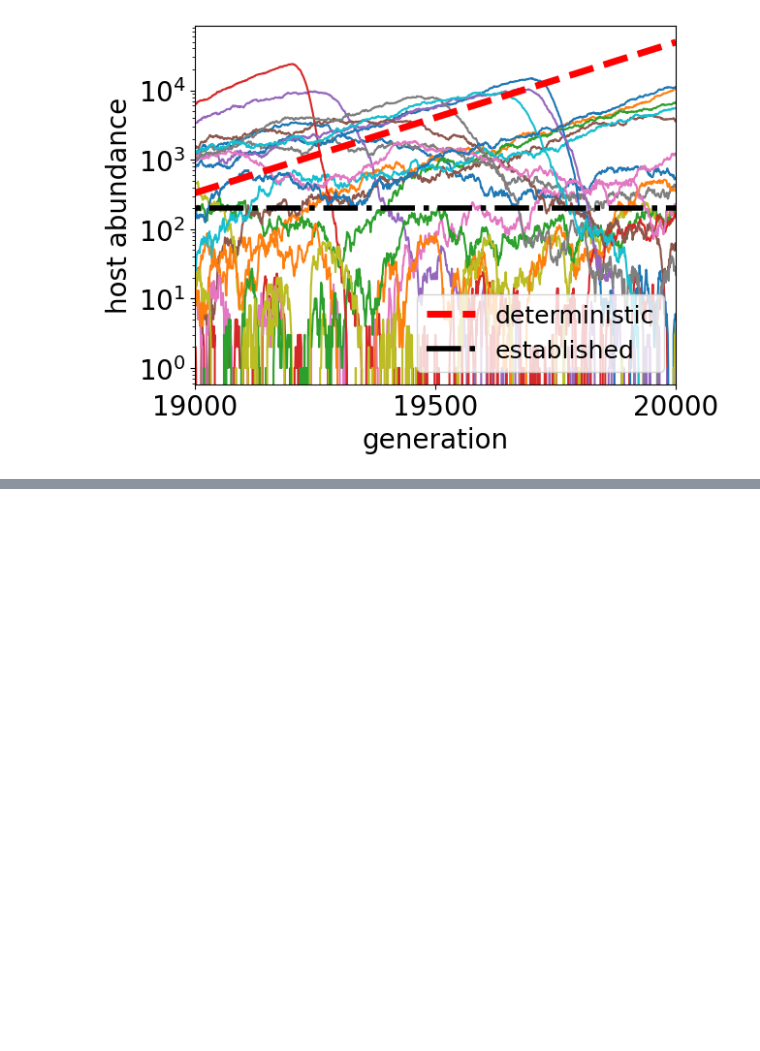
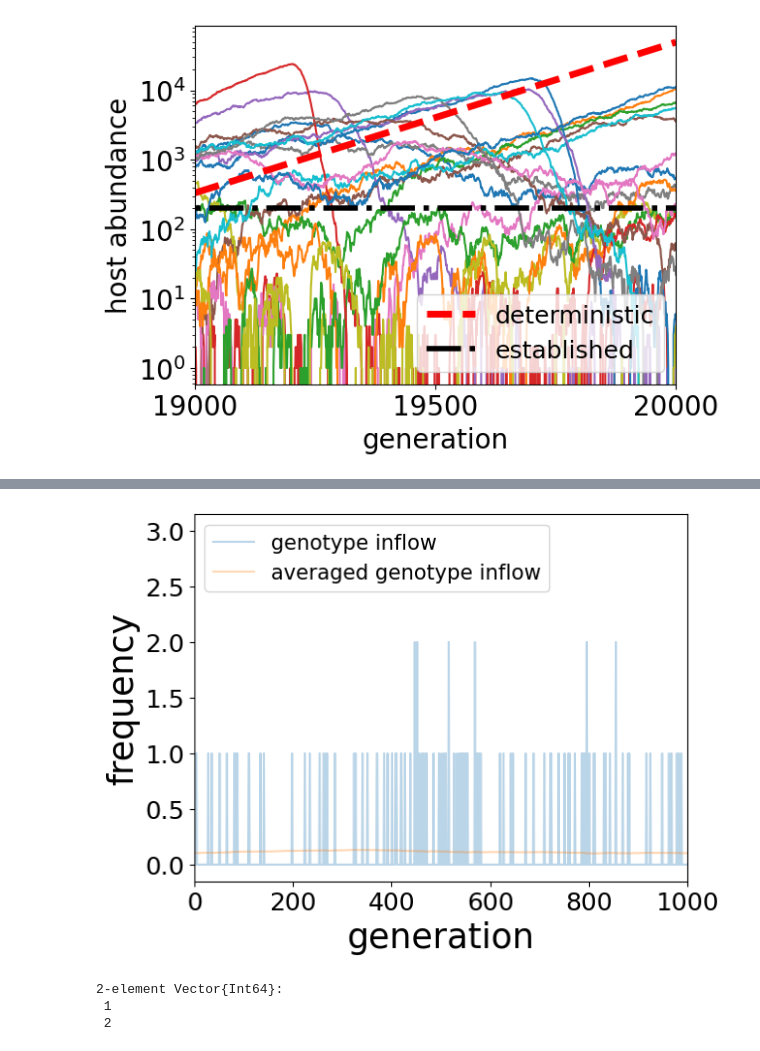
Before and after one commit to Wenping-Cui/GeneTransfer, a Jupyter notebook: ManyPairs_Simulation.ipynb, the cells around one changed output, grey strips where cells are left out. Drawn from its saved outputs; the diff is of its cells as text; code cells hidden in the pictures; blank space fills up the shorter version.

```diff
--- a/ManyPairs_Simulation.ipynb
+++ b/ManyPairs_Simulation.ipynb
@@ -341,0 +374,32 @@ plt.savefig("host_est_size.pdf", dpi=150, bbox_inches="tight", transparent=true)
+# %%
+t0 = 20000
+t1 = t0+1000
+T = 50000
+i = 1
+g1, g2 = G[i]
+fig,ax = plt.subplots()
+avg_len = 1000
+data = TimeSeries_inflow_phage[t0-avg_len:t1+avg_len,i]
+kernel = OffsetArray(fill(1/(avg_len+1), (avg_len+1)), -avg_len:0)
+v = imfilter(data, kernel)
+
+ax.plot(data, label="genotype inflow", alpha = 0.3)
+ax.plot(v[avg_len:end], label="averaged genotype inflow", alpha = 0.3)
+#ax.plot(TimeSeries_inflow_phage[t0:t1,i] , label="phage outflow", alpha = 0.3)
+ax.set_ylabel("frequency",fontsize = 25)
+ax.set_xlabel("generation",fontsize = 25)
+ax.legend(loc ="upper left",fontsize = 15)
+ax.set_xlim([0, t1-t0])
+plt.yticks(fontsize=18)
+plt.xticks(fontsize=18)
+#ax.set_ylim(bottom=0)
+plt.savefig("birth_event_freq_weak.pdf", dpi=150, bbox_inches="tight", transparent=true)
+plt.show()
+# %% [output]
+[figure, added]
+# %%
+dict_index2genenotype[1]
+# %% [output]
+2-element Vector{Int64}:
+ 1
+ 2
```
Also changed, not shown: parts of 9 cells of this notebook, 2 other files.
